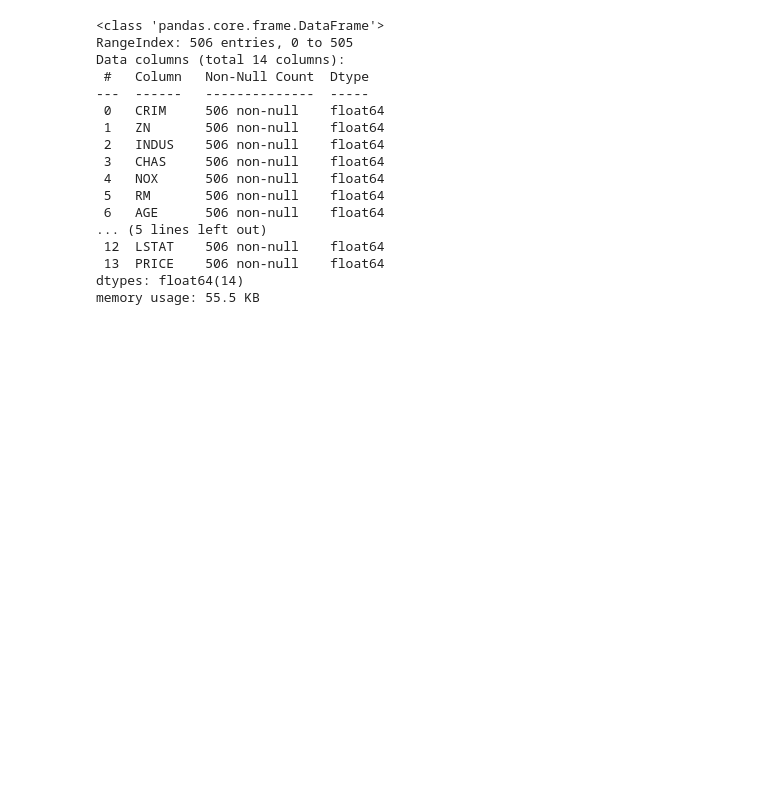
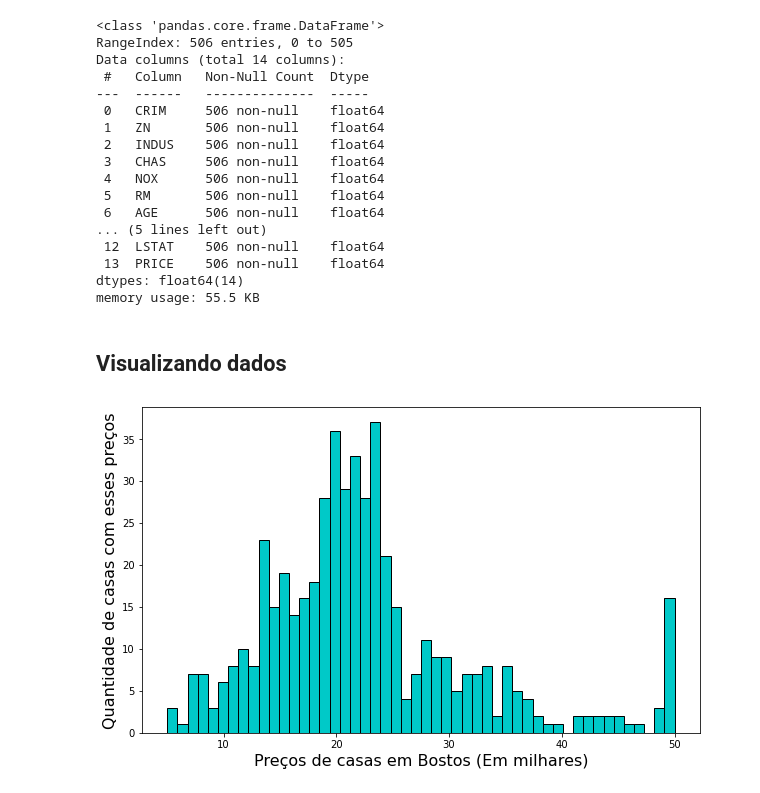
Before and after one commit to jhonatacaiob/Bootcamp-Data-Science, a Jupyter notebook: Secao-5/Regressão multivariável.ipynb, the cells around one changed output. Saved outputs shown, nothing was run; the diff lists cells and outputs as text; code cells hidden in the pictures; blank space fills up the shorter version.

Commit message:
Aula 05 concluida
Nessa vi o que é um histograma

```diff
--- a/Secao-5/Regressão multivariável.ipynb
+++ b/Secao-5/Regressão multivariável.ipynb
@@ -191,3 +196,15 @@ Data columns (total 14 columns):
  13  PRICE    506 non-null    float64
 dtypes: float64(14)
 memory usage: 55.5 KB
+# %% [markdown]
+## Visualizando dados
+# %%
+plt.figure(figsize= (10,6))
+plt.hist(x = dados["PRICE"], bins = 50, ec = "black", color = "#00C9C8")
+
+plt.xlabel("Preços de casas em Bostos (Em milhares)", fontsize = 16)
+plt.ylabel("Quantidade de casas com esses preços", fontsize = 16)
+
+plt.show()
+# %% [output]
+[figure, added]
```
Also changed, not shown: parts of 1 cell of this notebook.
